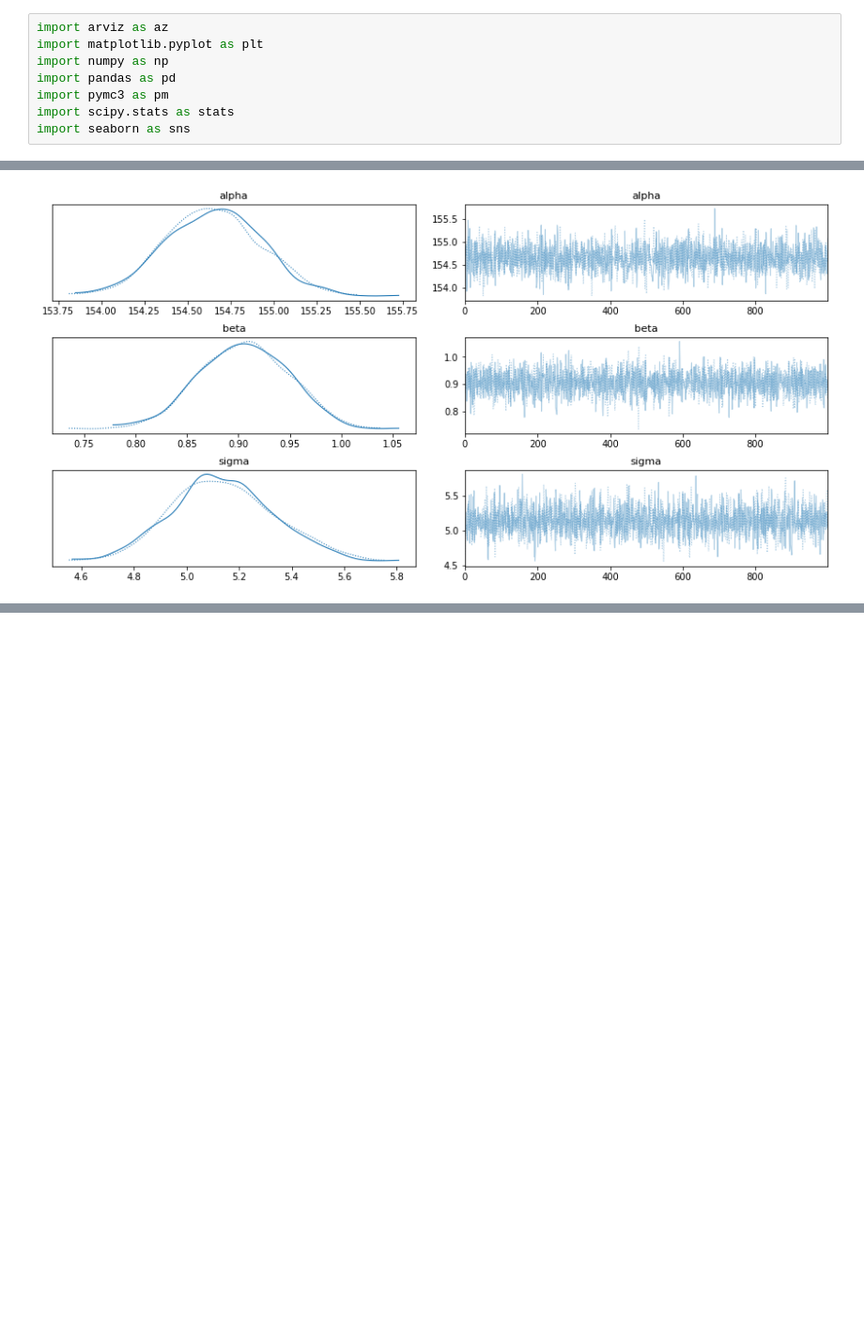
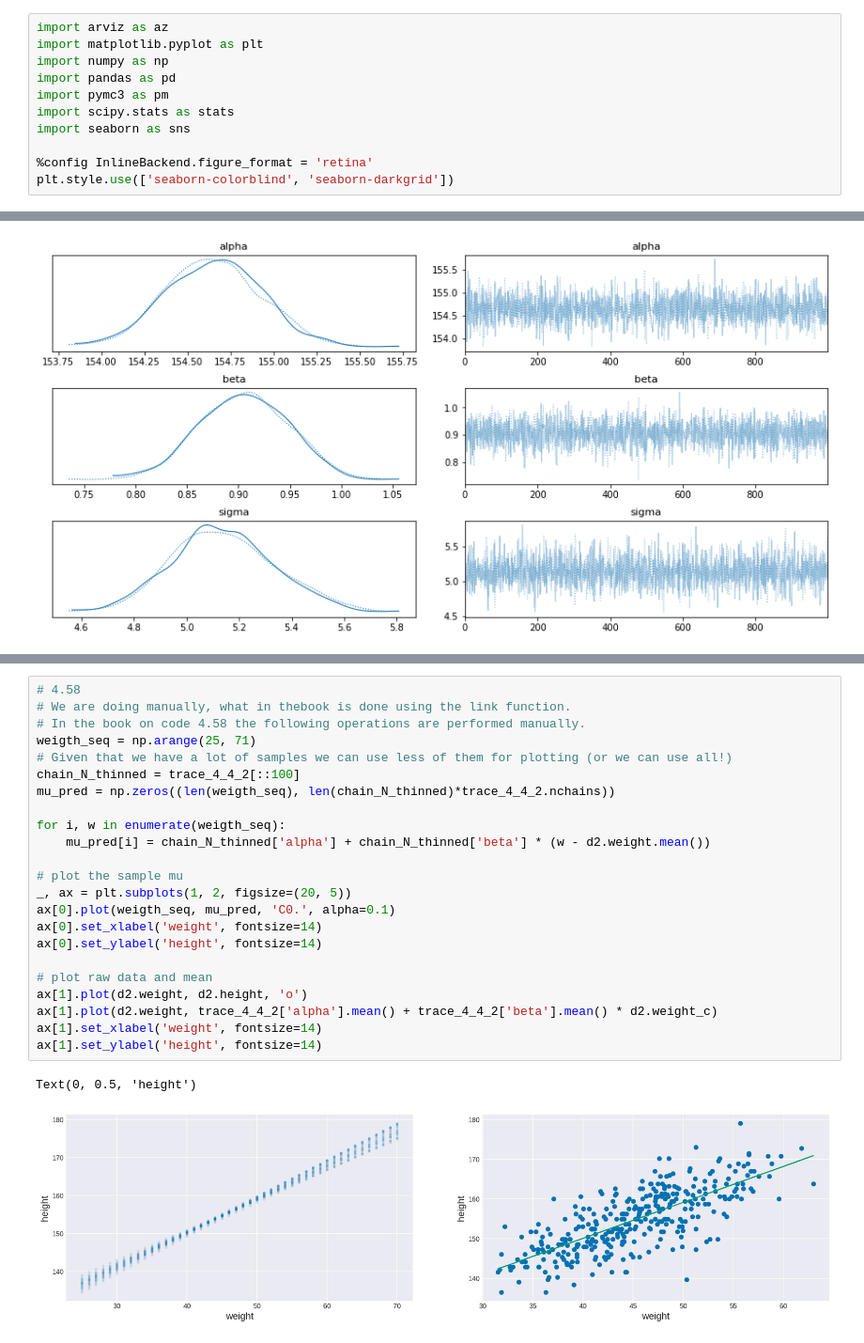
Before and after one commit to yebenbenben/Statistical-Rethinking-with-Python-and-PyMC3, a Jupyter notebook: Ch4.ipynb, the cells around one changed output, grey strips where cells are left out. Shown at 94% size. Cells and saved outputs as stored; diff of their text form; blank space fills up the shorter version.

Commit message:
Updated with graph

```diff
--- a/Ch4.ipynb
+++ b/Ch4.ipynb
@@ -48,6 +48,9 @@ import pandas as pd
 import pymc3 as pm
 import scipy.stats as stats
 import seaborn as sns
+
+%config InlineBackend.figure_format = 'retina'
+plt.style.use(['seaborn-colorblind', 'seaborn-darkgrid'])
 # %%
 url = 'https://raw.githubusercontent.com/yebenbenben/Statistical-Rethinking-with-Python-and-PyMC3/main/Howell1.csv'
 d = pd.read_csv(url, sep=';')
@@ -101,0 +106,26 @@ _ = pm.traceplot(trace_4_4_2, var_names=["alpha", "beta", "sigma"])
+# %%
+# 4.58
+# We are doing manually, what in thebook is done using the link function.
+# In the book on code 4.58 the following operations are performed manually.
+weigth_seq = np.arange(25, 71)
+# Given that we have a lot of samples we can use less of them for plotting (or we can use all!)
+chain_N_thinned = trace_4_4_2[::100]
+mu_pred = np.zeros((len(weigth_seq), len(chain_N_thinned)*trace_4_4_2.nchains))
+
+for i, w in enumerate(weigth_seq):
+    mu_pred[i] = chain_N_thinned['alpha'] + chain_N_thinned['beta'] * (w - d2.weight.mean())
+
+# plot the sample mu
+_, ax = plt.subplots(1, 2, figsize=(20, 5))
+ax[0].plot(weigth_seq, mu_pred, 'C0.', alpha=0.1)
+ax[0].set_xlabel('weight', fontsize=14)
+ax[0].set_ylabel('height', fontsize=14)
+
+# plot raw data and mean
+ax[1].plot(d2.weight, d2.height, 'o')
+ax[1].plot(d2.weight, trace_4_4_2['alpha'].mean() + trace_4_4_2['beta'].mean() * d2.weight_c)
+ax[1].set_xlabel('weight', fontsize=14)
+ax[1].set_ylabel('height', fontsize=14)
+# %% [output]
+Text(0, 0.5, 'height')
+[figure, added]
```
Also changed, not shown: parts of 5 cells of this notebook.
